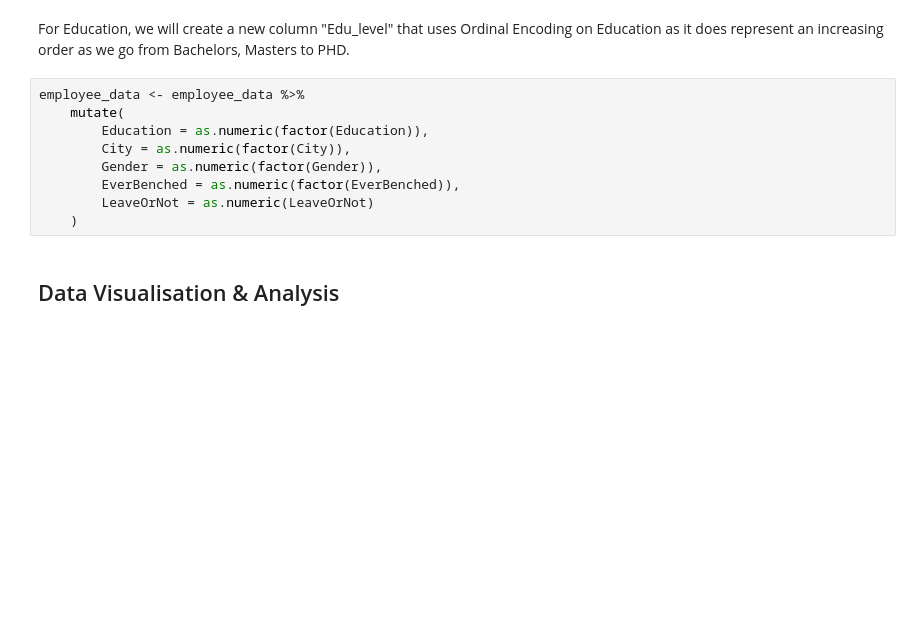
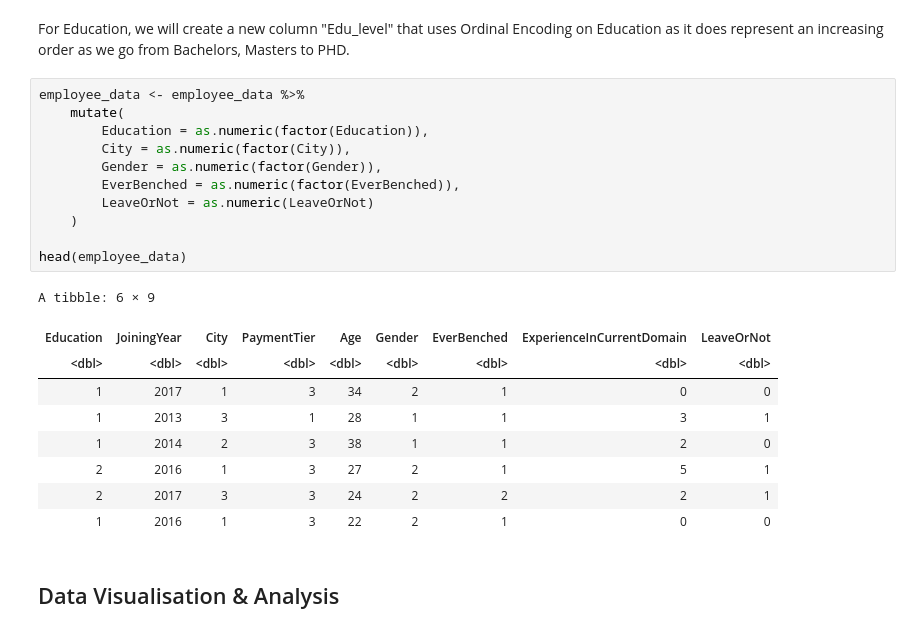
Before and after one commit to TracyGan/employee_project, a Jupyter notebook: Assignment1.ipynb, the cells around one changed output. Drawn from its saved outputs; the diff is of its cells as text; blank space fills up the shorter version.

```diff
--- a/Assignment1.ipynb
+++ b/Assignment1.ipynb
@@ -137,12 +120,24 @@ For Education, we will create a new column "Edu_level" that uses Ordinal Encodin
 # %%
 employee_data <- employee_data %>%
     mutate(
         Education = as.numeric(factor(Education)),
         City = as.numeric(factor(City)),
         Gender = as.numeric(factor(Gender)),
         EverBenched = as.numeric(factor(EverBenched)),
         LeaveOrNot = as.numeric(LeaveOrNot)
     )
+
+head(employee_data)
+# %% [output]
+A tibble: 6 × 9
+| Education | JoiningYear | City | PaymentTier | Age | Gender | EverBenched | ExperienceInCurrentDomain | LeaveOrNot |
+| <dbl> | <dbl> | <dbl> | <dbl> | <dbl> | <dbl> | <dbl> | <dbl> | <dbl> |
+| 1 | 2017 | 1 | 3 | 34 | 2 | 1 | 0 | 0 |
+| 1 | 2013 | 3 | 1 | 28 | 1 | 1 | 3 | 1 |
+| 1 | 2014 | 2 | 3 | 38 | 1 | 1 | 2 | 0 |
+| 2 | 2016 | 1 | 3 | 27 | 2 | 1 | 5 | 1 |
+| 2 | 2017 | 3 | 3 | 24 | 2 | 2 | 2 | 1 |
+| 1 | 2016 | 1 | 3 | 22 | 2 | 1 | 0 | 0 |
 # %% [markdown]
 ## Data Visualisation & Analysis
 # %% [markdown]
```
Also changed, not shown: parts of 30 cells of this notebook.
